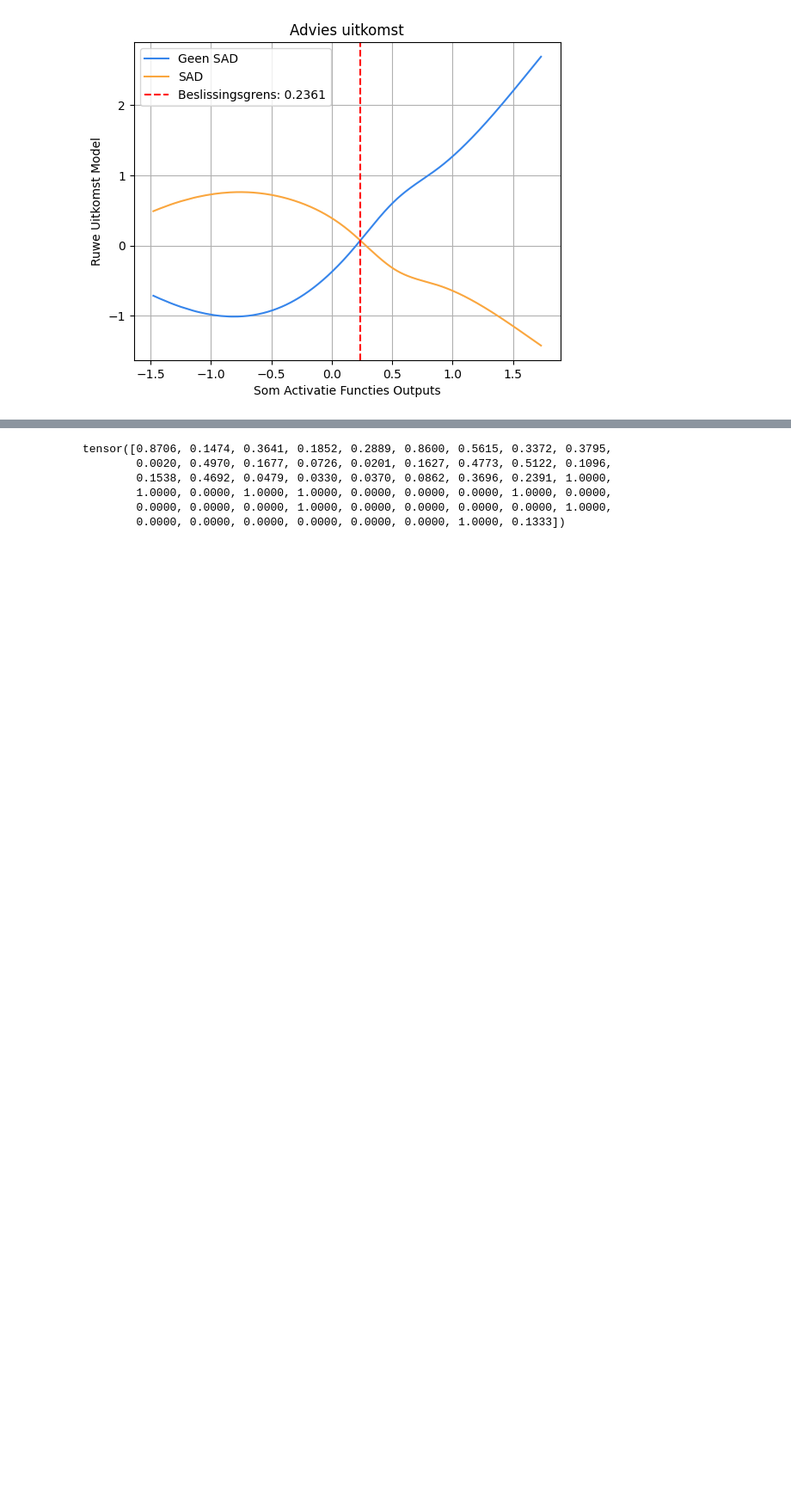
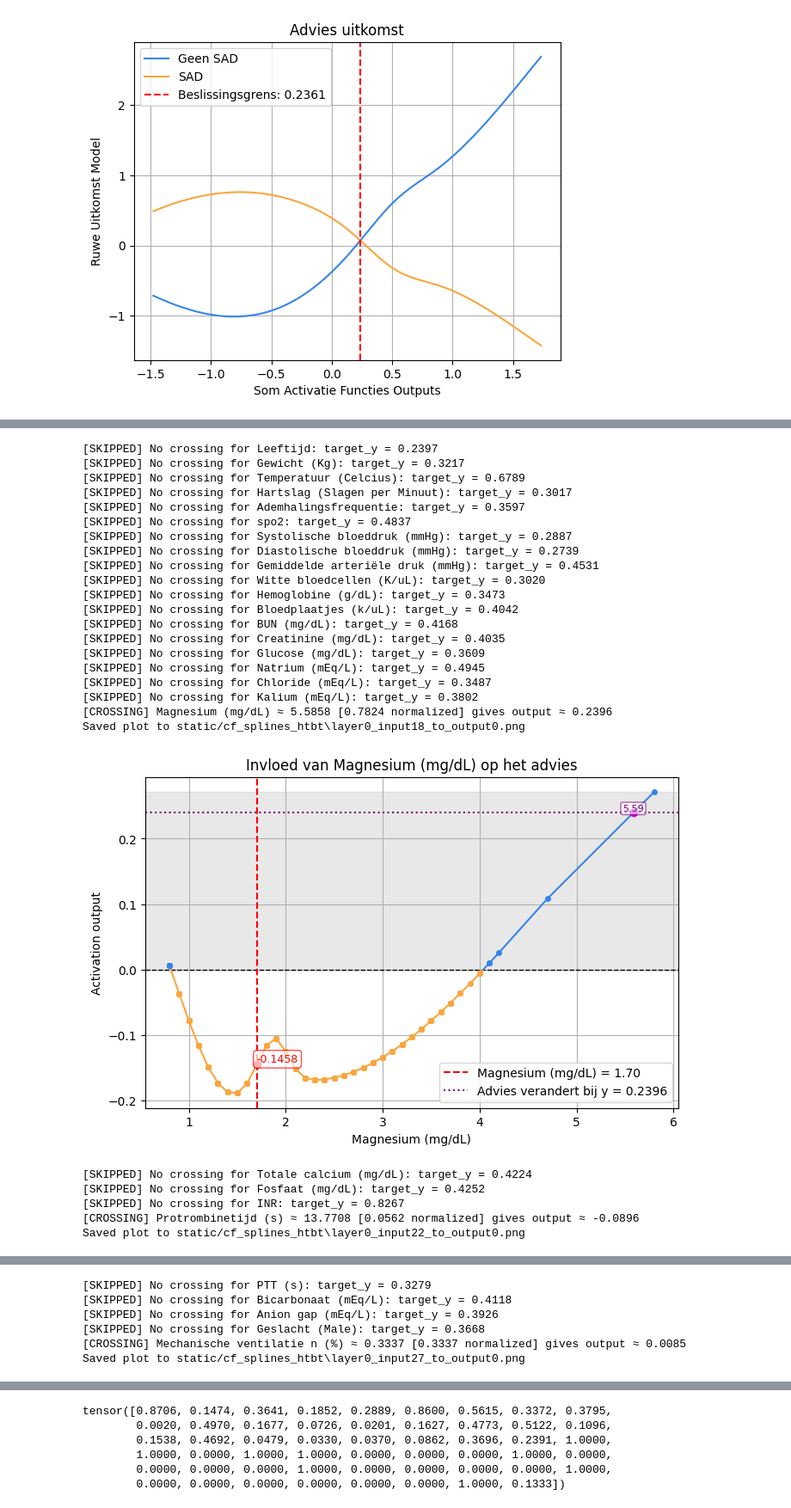
Before and after one commit to TaravMierlo/KAN, a Jupyter notebook: KAN_on_SAD.ipynb, the cells around one changed output, grey strips where cells are left out. Shown at 86% size. Cells and saved outputs as stored; diff of their text form; code cells hidden in the pictures; blank space fills up the shorter version.

```diff
--- a/KAN_on_SAD.ipynb
+++ b/KAN_on_SAD.ipynb
@@ -1685,0 +1685,38 @@ patient10_adopted[2] = 0.3641
+# %%
+# Loop through features and generate/save plots
+for f_index in range(len(original_data.columns.tolist()) - 1):
+    f_min, f_max = feature_bounds[f_index]
+    x_norm_val = patient10[f_index].item()
+
+    explain_spline_cf(
+        model, 0, f_index, 0, f_min, f_max,
+        x_norm_val=x_norm_val, diff=diff, title=None, feature_names=original_data.columns.tolist(),
+        save_dir='static/cf_splines_htbt'
+    )
+# %% [output]
+[SKIPPED] No crossing for Leeftijd: target_y = 0.2397
+[SKIPPED] No crossing for Gewicht (Kg): target_y = 0.3217
+[SKIPPED] No crossing for Temperatuur (Celcius): target_y = 0.6789
+[SKIPPED] No crossing for Hartslag (Slagen per Minuut): target_y = 0.3017
+[SKIPPED] No crossing for Ademhalingsfrequentie: target_y = 0.3597
+[SKIPPED] No crossing for spo2: target_y = 0.4837
+[SKIPPED] No crossing for Systolische bloeddruk (mmHg): target_y = 0.2887
+[SKIPPED] No crossing for Diastolische bloeddruk (mmHg): target_y = 0.2739
+[SKIPPED] No crossing for Gemiddelde arteriële druk (mmHg): target_y = 0.4531
+[SKIPPED] No crossing for Witte bloedcellen (K/uL): target_y = 0.3020
+[SKIPPED] No crossing for Hemoglobine (g/dL): target_y = 0.3473
+[SKIPPED] No crossing for Bloedplaatjes (k/uL): target_y = 0.4042
+[SKIPPED] No crossing for BUN (mg/dL): target_y = 0.4168
+[SKIPPED] No crossing for Creatinine (mg/dL): target_y = 0.4035
+[SKIPPED] No crossing for Glucose (mg/dL): target_y = 0.3609
+[SKIPPED] No crossing for Natrium (mEq/L): target_y = 0.4945
+[SKIPPED] No crossing for Chloride (mEq/L): target_y = 0.3487
+[SKIPPED] No crossing for Kalium (mEq/L): target_y = 0.3802
+[CROSSING] Magnesium (mg/dL) ≈ 5.5858 [0.7824 normalized] gives output ≈ 0.2396
+Saved plot to static/cf_splines_htbt\layer0_input18_to_output0.png
+[figure, added]
+[SKIPPED] No crossing for Totale calcium (mg/dL): target_y = 0.4224
+[SKIPPED] No crossing for Fosfaat (mg/dL): target_y = 0.4252
+[SKIPPED] No crossing for INR: target_y = 0.8267
+[CROSSING] Protrombinetijd (s) ≈ 13.7708 [0.0562 normalized] gives output ≈ -0.0896
+Saved plot to static/cf_splines_htbt\layer0_input22_to_output0.png
@@ -1685,0 +1724,6 @@ patient10_adopted[2] = 0.3641
+[SKIPPED] No crossing for PTT (s): target_y = 0.3279
+[SKIPPED] No crossing for Bicarbonaat (mEq/L): target_y = 0.4118
+[SKIPPED] No crossing for Anion gap (mEq/L): target_y = 0.3926
+[SKIPPED] No crossing for Geslacht (Male): target_y = 0.3668
+[CROSSING] Mechanische ventilatie n (%) ≈ 0.3337 [0.3337 normalized] gives output ≈ 0.0085
+Saved plot to static/cf_splines_htbt\layer0_input27_to_output0.png
```
Also changed, not shown: parts of 32 cells of this notebook, 3 other files.
